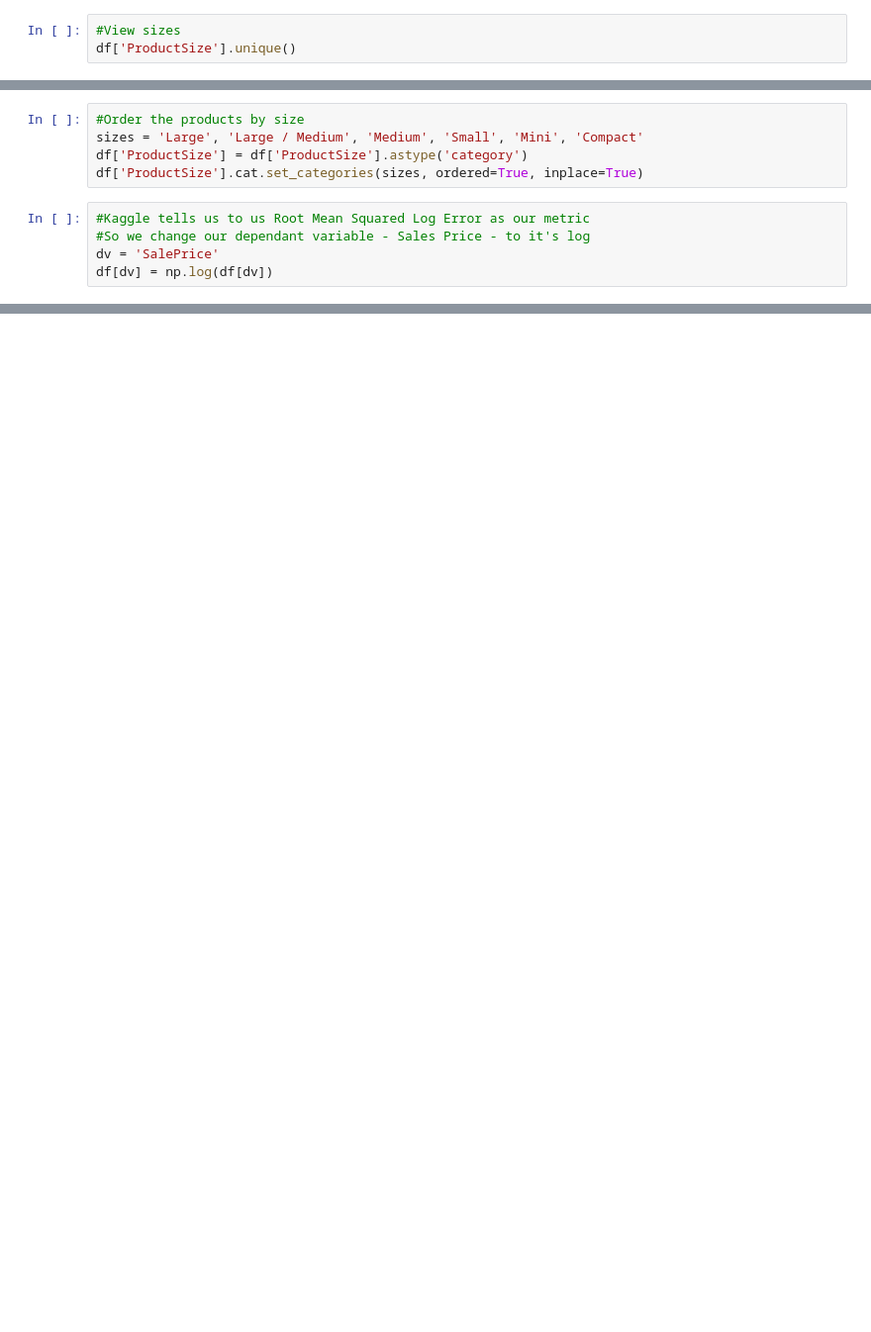
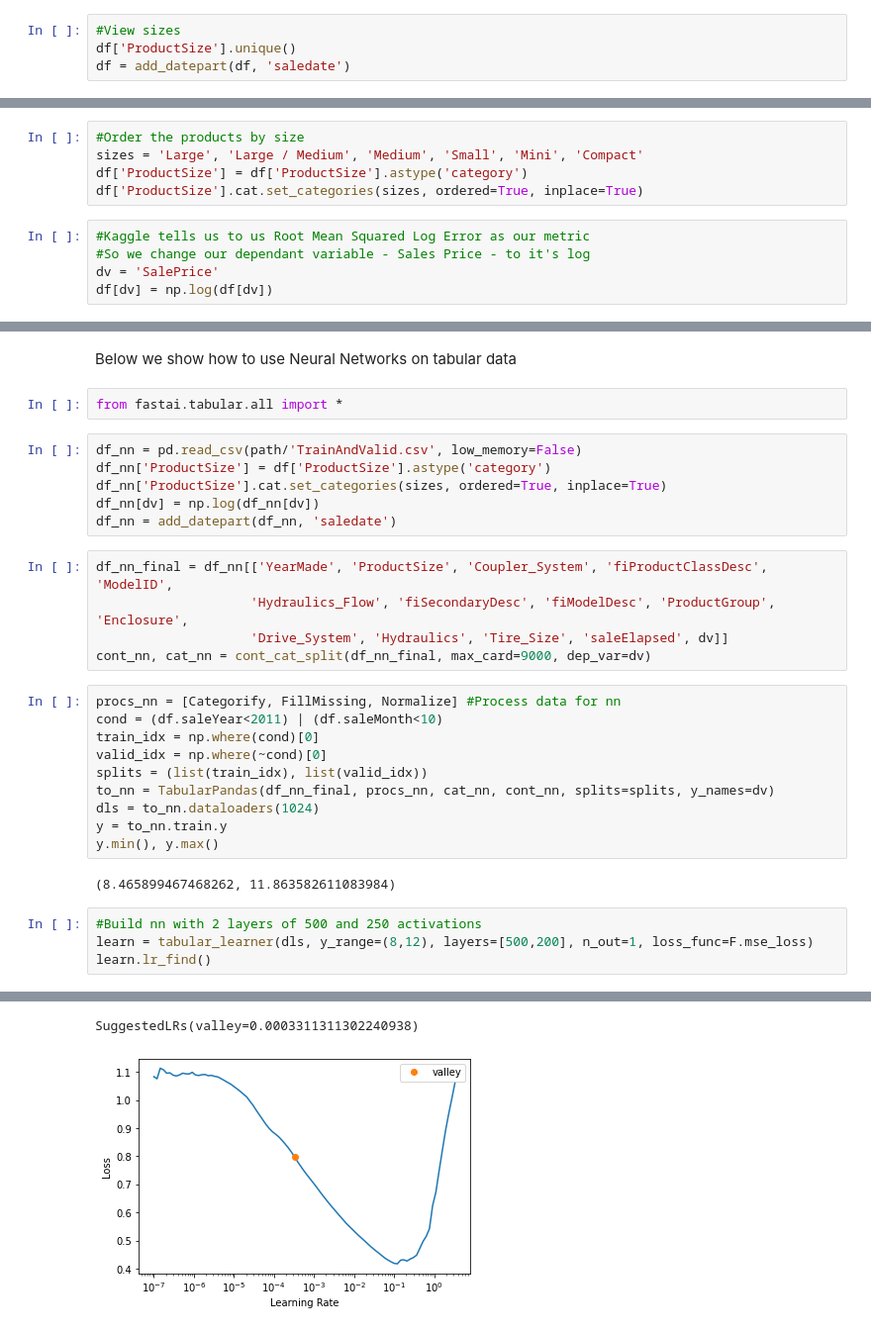
Before and after one commit to steimel60/ML, a Jupyter notebook: DeepLearning/TabularData.ipynb, the cells around one changed output, grey strips where cells are left out. Shown at 99% size. Cells and saved outputs as stored; diff of their text form; blank space fills up the shorter version.

Commit message:
Neural Networks for Tabular Data

```diff
--- a/DeepLearning/TabularData.ipynb
+++ b/DeepLearning/TabularData.ipynb
@@ -73,3 +73,4 @@ Index(['SalesID', 'SalePrice', 'MachineID', 'ModelID', 'datasource',
 # %%
 #View sizes
 df['ProductSize'].unique()
+df = add_datepart(df, 'saledate')
@@ -89,0 +87,32 @@ This Section goes over Decision Trees which I go over in more detail in my ML/Ba
+# %% [markdown]
+Below we show how to use Neural Networks on tabular data
+# %%
+from fastai.tabular.all import *
+# %%
+df_nn = pd.read_csv(path/'TrainAndValid.csv', low_memory=False)
+df_nn['ProductSize'] = df['ProductSize'].astype('category')
+df_nn['ProductSize'].cat.set_categories(sizes, ordered=True, inplace=True)
+df_nn[dv] = np.log(df_nn[dv])
+df_nn = add_datepart(df_nn, 'saledate')
+# %%
+df_nn_final = df_nn[['YearMade', 'ProductSize', 'Coupler_System', 'fiProductClassDesc', 'ModelID',
+                    'Hydraulics_Flow', 'fiSecondaryDesc', 'fiModelDesc', 'ProductGroup', 'Enclosure',
+                    'Drive_System', 'Hydraulics', 'Tire_Size', 'saleElapsed', dv]]
+cont_nn, cat_nn = cont_cat_split(df_nn_final, max_card=9000, dep_var=dv)
+# %%
+procs_nn = [Categorify, FillMissing, Normalize] #Process data for nn
+cond = (df.saleYear<2011) | (df.saleMonth<10)
+train_idx = np.where(cond)[0]
+valid_idx = np.where(~cond)[0]
+splits = (list(train_idx), list(valid_idx))
+to_nn = TabularPandas(df_nn_final, procs_nn, cat_nn, cont_nn, splits=splits, y_names=dv)
+dls = to_nn.dataloaders(1024)
+y = to_nn.train.y
+y.min(), y.max()
+# %% [output]
+(8.465899467468262, 11.863582611083984)
+# %%
+#Build nn with 2 layers of 500 and 250 activations
+learn = tabular_learner(dls, y_range=(8,12), layers=[500,200], n_out=1, loss_func=F.mse_loss)
+learn.lr_find()
+# %% [output]
@@ -89,0 +120,2 @@ This Section goes over Decision Trees which I go over in more detail in my ML/Ba
+SuggestedLRs(valley=0.0003311311302240938)
+[figure, added]
```
Also changed, not shown: parts of 6 cells of this notebook.
